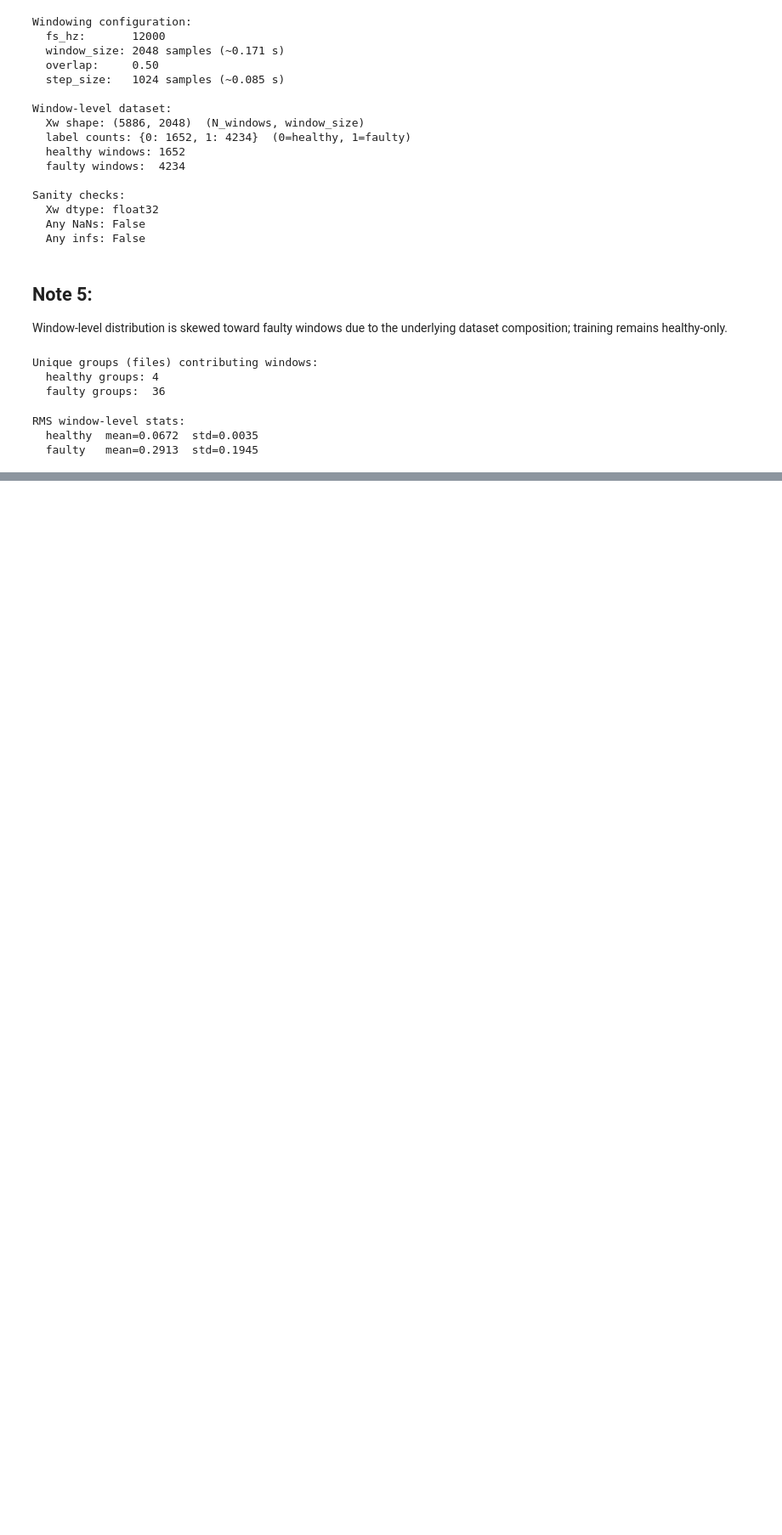
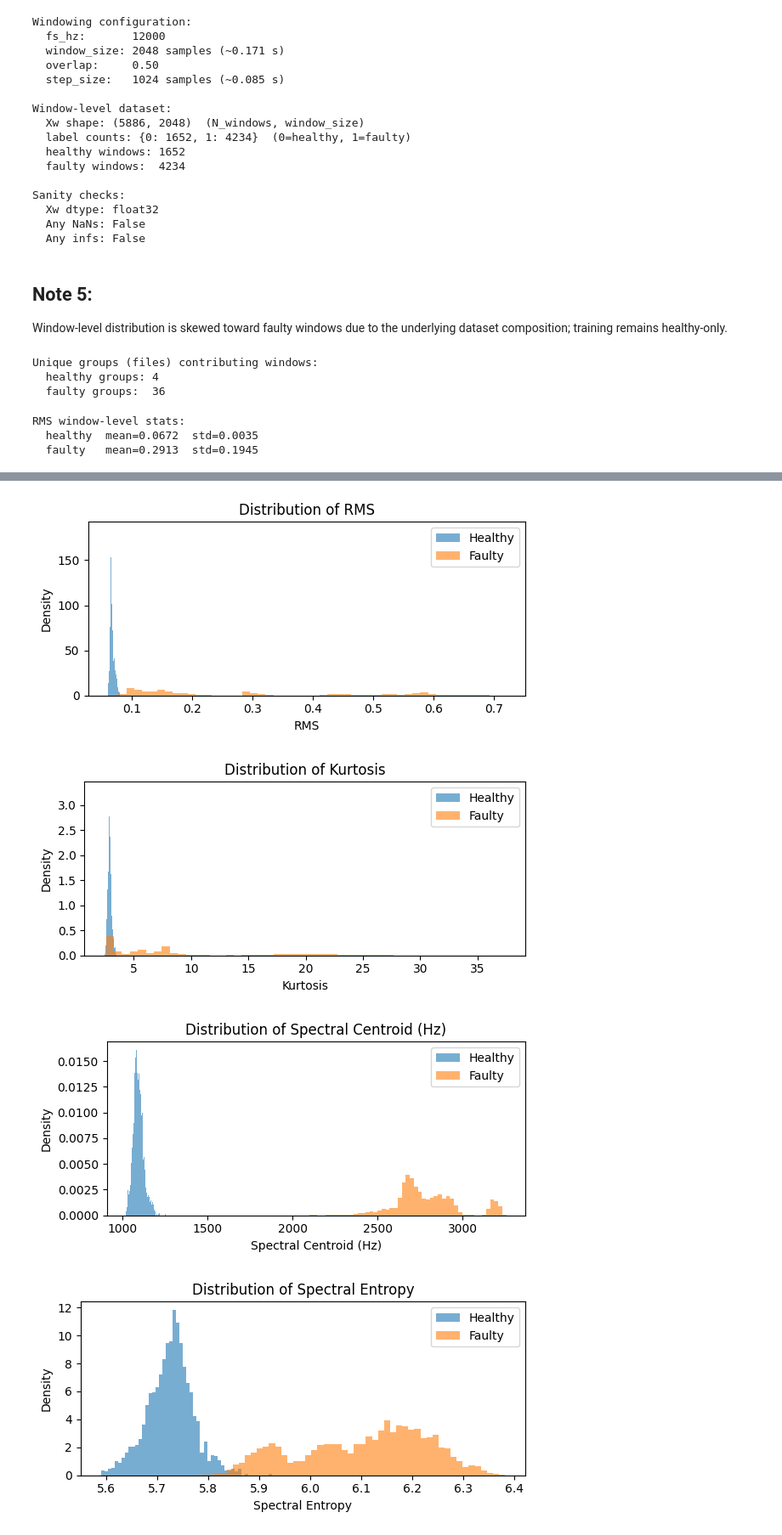
Before and after one commit to marioandrededeus/unsupervised-industrial-anomaly-detection, a Jupyter notebook: experiments/experiment_A/experiment_a.ipynb, the cells around one changed output, grey strips where cells are left out. Shown at 85% size. Saved outputs shown, nothing was run; the diff lists cells and outputs as text; code cells hidden in the pictures; blank space fills up the shorter version.

Commit message:
feat(features): extract and analyze time, frequency, and combined feature sets

```diff
--- a/experiments/experiment_A/experiment_a.ipynb
+++ b/experiments/experiment_A/experiment_a.ipynb
@@ -599,0 +735,13 @@ This validates the windowing strategy and supports its use for subsequent featur
+# %%
+# ---------------------------------------------------------
+# Build feature sets
+# ---------------------------------------------------------
+
+F_time = time_domain_features(Xw)
+F_freq = frequency_domain_features(Xw, fs_hz=fs_hz, n_bands=8)
+F_combined = np.hstack([F_time, F_freq])
+
+print("Feature set shapes:")
+print(f"  Time-domain (A):      {F_time.shape}")
+print(f"  Frequency-domain (B): {F_freq.shape}")
+print(f"  Combined (C):         {F_combined.shape}")
@@ -599,0 +798,24 @@ This validates the windowing strategy and supports its use for subsequent featur
+# %%
+def plot_feature_distribution(F, y, feature_idx, feature_name):
+    plt.figure(figsize=(6, 3))
+    plt.hist(F[y == 0, feature_idx], bins=50, alpha=0.6, label="Healthy", density=True)
+    plt.hist(F[y == 1, feature_idx], bins=50, alpha=0.6, label="Faulty", density=True)
+    plt.xlabel(feature_name)
+    plt.ylabel("Density")
+    plt.title(f"Distribution of {feature_name}")
+    plt.legend()
+    plt.tight_layout()
+    plt.show()
+
+
+# Examples
+plot_feature_distribution(F_time, y_w, feature_idx=2, feature_name="RMS")
+plot_feature_distribution(F_time, y_w, feature_idx=6, feature_name="Kurtosis")
+
+plot_feature_distribution(F_freq, y_w, feature_idx=0, feature_name="Spectral Centroid (Hz)")
+plot_feature_distribution(F_freq, y_w, feature_idx=2, feature_name="Spectral Entropy")
+# %% [output]
+[figure, added]
+[figure, added]
+[figure, added]
+[figure, added]
```
Also changed, not shown: parts of 28 cells of this notebook.
